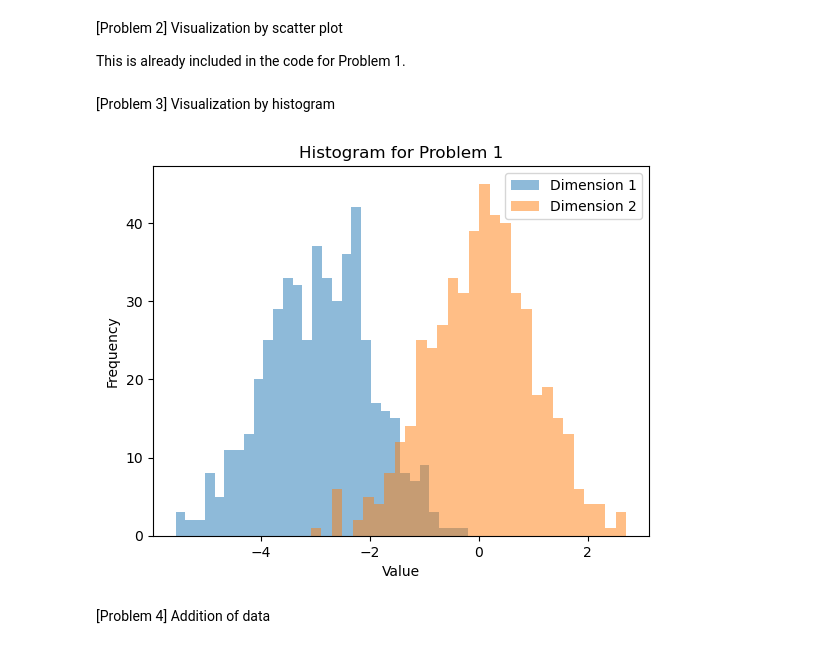
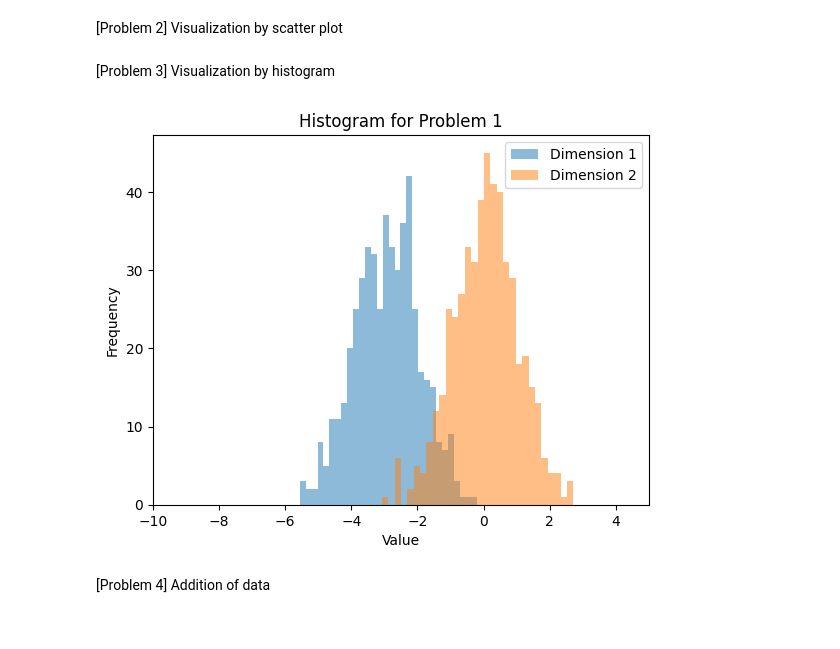
Before and after one commit to AnnaCarson1/AI_Empa, a Jupyter notebook: Dummy Data Creation/problem.ipynb, the cells around one changed output. Drawn from its saved outputs; the diff is of its cells as text; code cells hidden in the pictures.

```diff
--- a/Dummy Data Creation/problem.ipynb
+++ b/Dummy Data Creation/problem.ipynb
@@ -23,22 +23,21 @@ plt.show()
 # %% [markdown]
 [Problem 2] Visualization by scatter plot
-
-This is already included in the code for Problem 1.
 # %% [markdown]
 [Problem 3] Visualization by histogram
 # %%
 # Visualize the data with histograms
 import matplotlib.pyplot as plt
 
 plt.hist(data_problem_1[:, 0], alpha=0.5, label='Dimension 1', bins=30)
 plt.hist(data_problem_1[:, 1], alpha=0.5, label='Dimension 2', bins=30)
 plt.title('Histogram for Problem 1')
 plt.xlabel('Value')
 plt.ylabel('Frequency')
+plt.xlim([-10, 5])  # Set the desired x-axis range
 plt.legend()
 plt.show()
 # %% [output]
-[figure, old version]
+[figure, new version]
 # %% [markdown]
 [Problem 4] Addition of data
 # %%
```
Also changed, not shown: parts of 4 cells of this notebook.
